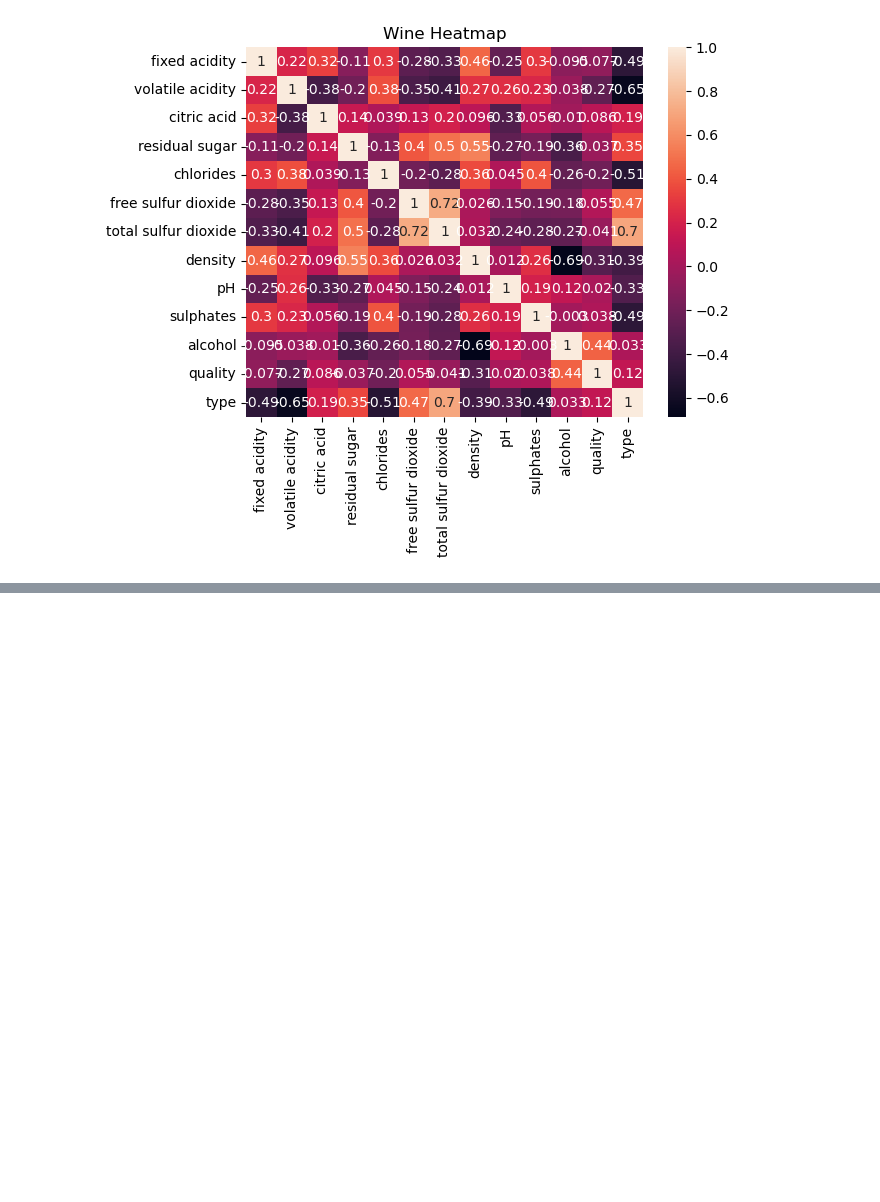
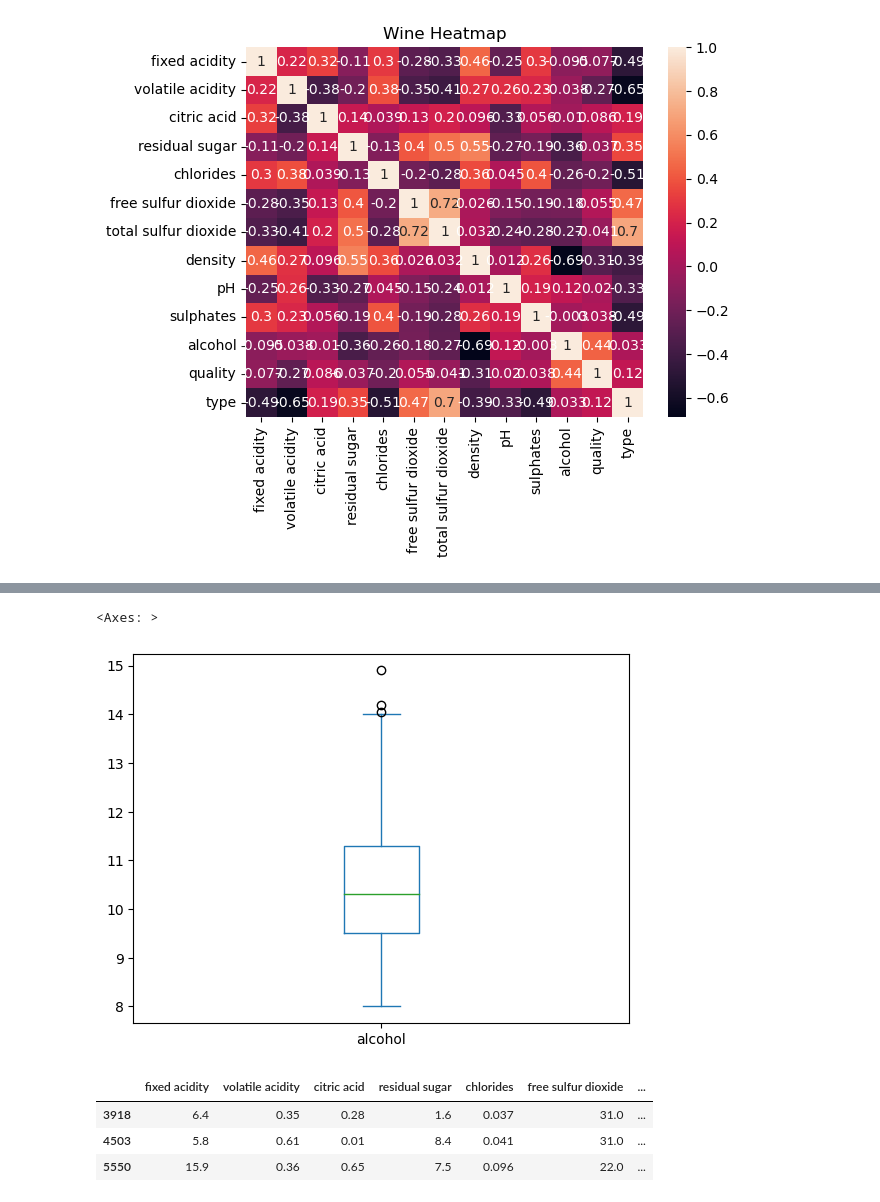
Before and after one commit to Toebzy/Mini-Project-2, a Jupyter notebook: MP2/Untitled.ipynb, the cells around one changed output, grey strips where cells are left out. Cells and saved outputs as stored; diff of their text form; code cells hidden in the pictures; blank space fills up the shorter version.

```diff
--- a/MP2/Untitled.ipynb
+++ b/MP2/Untitled.ipynb
@@ -99,0 +161,13 @@ wine.reset_index()
+# %%
+wine.alcohol.plot.box()
+# %% [output]
+<Axes: >
+[figure, added]
+# %%
+fw = wine[wine['alcohol'] > 14]
+fw.head()
+# %% [output]
+|  | fixed acidity | volatile acidity | citric acid | residual sugar | chlorides | free sulfur dioxide | ... |
+| 3918 | 6.4 | 0.35 | 0.28 | 1.6 | 0.037 | 31.0 | ... |
+| 4503 | 5.8 | 0.61 | 0.01 | 8.4 | 0.041 | 31.0 | ... |
+| 5550 | 15.9 | 0.36 | 0.65 | 7.5 | 0.096 | 22.0 | ... |
```
Also changed, not shown: parts of 24 cells of this notebook.
